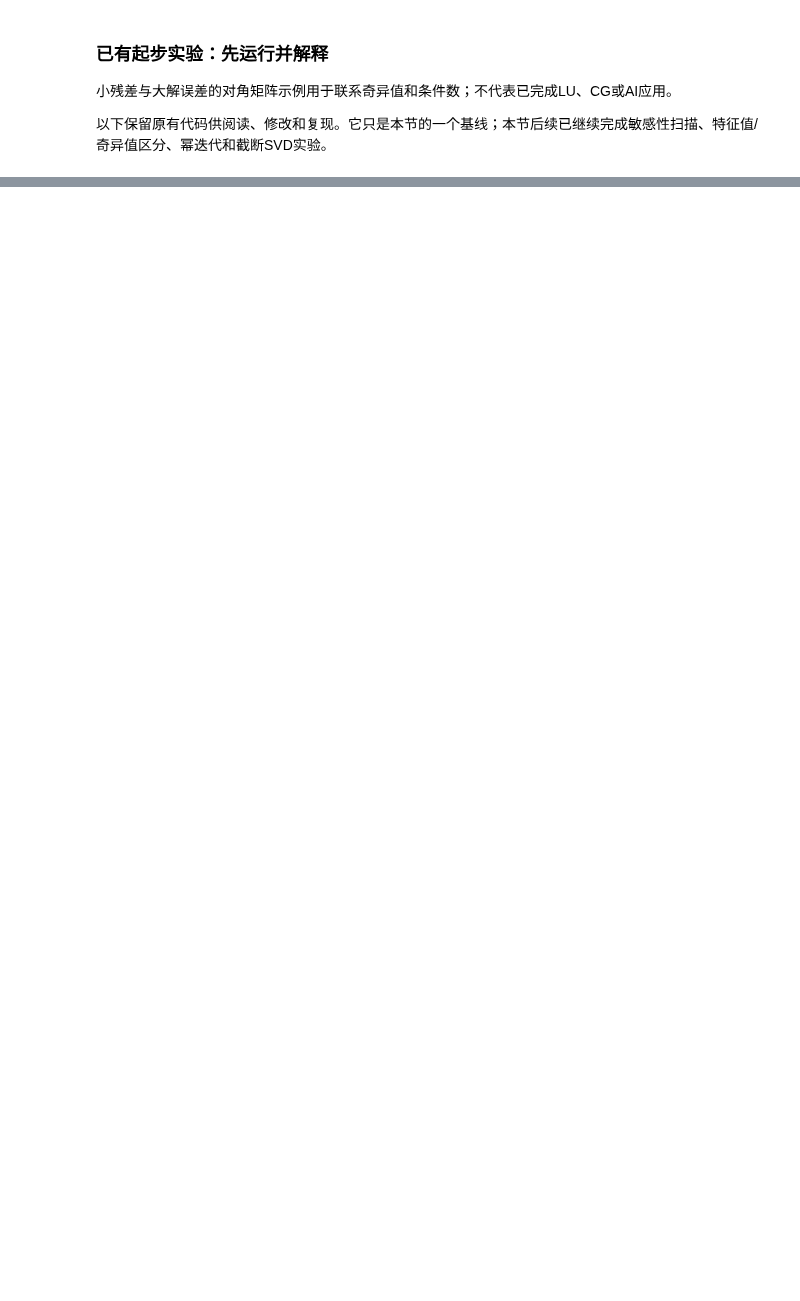
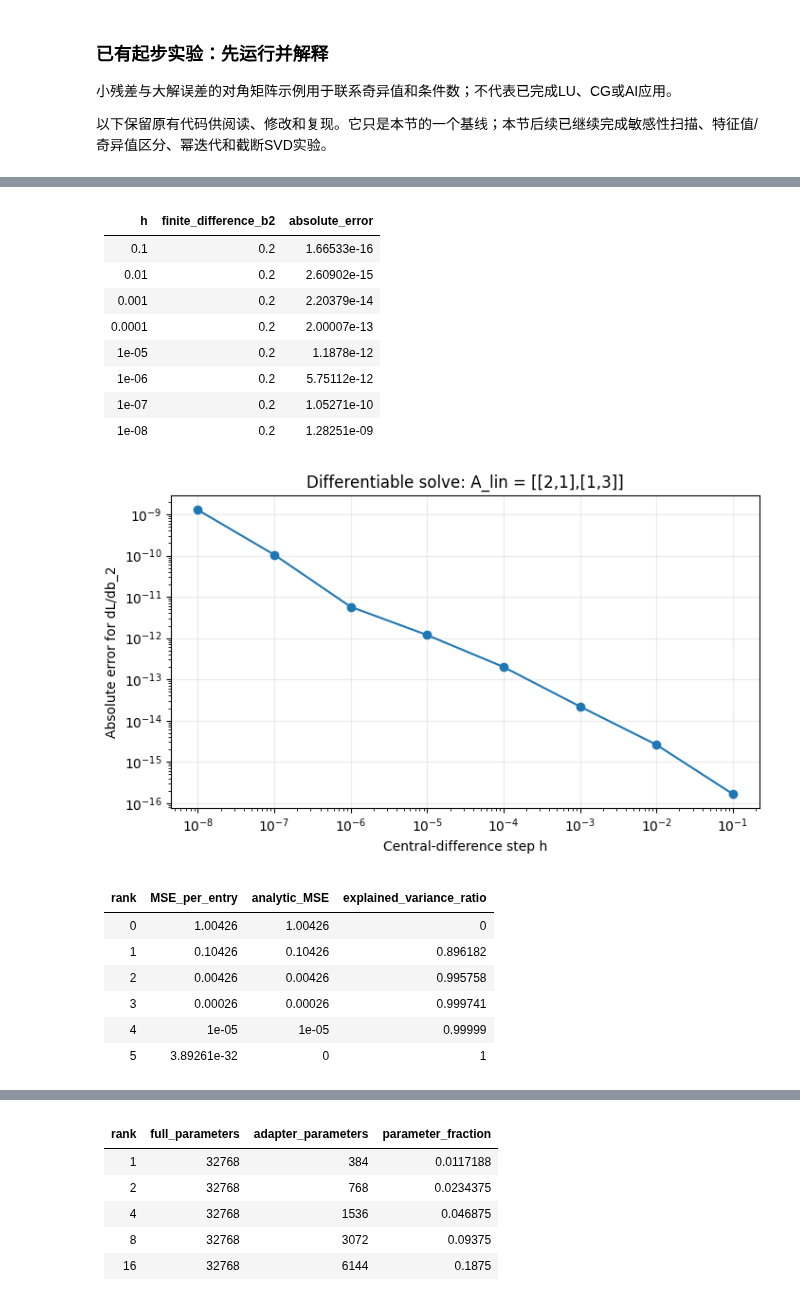
Before and after one commit to prince19992516/-2026, a Jupyter notebook: 教材/第04章-矩阵的解剖/工作/A2组-实验.ipynb, the cells around one changed output, grey strips where cells are left out. Saved outputs shown, nothing was run; the diff lists cells and outputs as text; code cells hidden in the pictures; blank space fills up the shorter version.

```diff
--- a/教材/第04章-矩阵的解剖/工作/A2组-实验.ipynb
+++ b/教材/第04章-矩阵的解剖/工作/A2组-实验.ipynb
@@ -3054,54 +3595,77 @@ print(json.dumps(lora, indent=2))
 # %%
 # 4.4 误差图表与比较
+# 保存梯度差分、PCA重构、LoRA参数量表；绘制三张图并最终写入 results.json 与 checks.csv。
 save_table('E44-gradient-check', fd_rows)
 
 plt.figure(figsize=(7.2, 4.3))
 plt.loglog([r['h'] for r in fd_rows], [r['absolute_error'] for r in fd_rows], 'o-')
 plt.xlabel('Central-difference step h')
-plt.ylabel('Absolute derivative error')
-plt.title('Differentiable solve at theta = 0.25 (float64)')
+plt.ylabel('Absolute error for dL/db_2')
+plt.title('Differentiable solve: A_lin = [[2,1],[1,3]]')
 plt.grid(True, alpha=.25)
 finish_plot('A-初稿-梯度差分误差.png')
 
 save_table('E44-pca', pca_rows)
 
 plt.figure(figsize=(7.2, 4.3))
-plt.plot(range(4), [r['MSE_per_entry'] for r in pca_rows], 'o-', label='Measured')
-plt.plot(range(4), [r['analytic_MSE'] for r in pca_rows], 'x--', label='Analytic')
-plt.xticks(range(4))
+plt.plot(range(6), [r['MSE_per_entry'] for r in pca_rows], 'o-', label='Measured')
+plt.plot(range(6), [r['analytic_MSE'] for r in pca_rows], 'x--', label='Analytic')
+plt.xticks(range(6))
 plt.xlabel('Retained components')
 plt.ylabel('Reconstruction MSE per entry')
-plt.title('Centered PCA: 120 synthetic samples, 3 features')
+plt.title('Centered PCA: X shape 5 x 240')
 plt.legend()
 plt.grid(True, alpha=.25)
 finish_plot('A-初稿-PCA重构误差.png')
 
-X1 = (Xc @ vtp[:1].T) @ vtp[:1] + mu
+X1 = (up[:, :1] * sp[:1]) @ vtp[:1] + mu[:, None]
 plt.figure(figsize=(7.2, 4.3))
-plt.scatter(X[:, 0], X[:, 1], s=14, label='Original')
-plt.scatter(X1[:, 0], X1[:, 1], s=10, marker='x', label='Rank-1 reconstruction')
+plt.scatter(X[0], X[1], s=14, label='Original')
+plt.scatter(X1[0], X1[1], s=10, marker='x', label='Rank-1 reconstruction')
 plt.xlabel('Feature 1 (dimensionless)')
 plt.ylabel('Feature 2 (dimensionless)')
-plt.title('PCA reconstructs deviations around the mean, not around zero')
+plt.title('PCA reconstructs deviations around the mean')
 plt.legend()
 plt.grid(True, alpha=.25)
 finish_plot('A-初稿-PCA几何.png')
 
-print(json.dumps(lora, indent=2))
+save_table('E44-lora-parameters', lora_rows)
 
-# 最终证据归档
+print('A_lin x =', x_lin, '; adjoint grad_b =', grad_b, '; grad_A =\n', grad_A)
+print('四道习题的数值子问已执行；手算推导与教学辨析已由本轮人工审核逐题对照。')
+
 results['validation'] = {
     'checks': len(checks),
     'passed': sum(r['passed'] for r in checks),
     'elapsed_s': time.perf_counter() - t_start,
-    'scope': 'AI assistant executed notebook; human review and B/C independent verification pending',
-    'torch_available': TORCH_AVAILABLE
+    'scope': '本轮交付脚本已执行并完成数值审校；课程组签署与B/C独立复现另行记录'
 }
 (OUT / 'results.json').write_text(json.dumps(results, ensure_ascii=False, indent=2), encoding='utf-8')
 with (OUT / 'checks.csv').open('w', encoding='utf-8-sig', newline='') as f:
     writer = csv.DictWriter(f, fieldnames=['check', 'passed', 'detail'])
     writer.writeheader()
     writer.writerows(checks)
+
 print('Automated checks:', results['validation']['passed'], '/', len(checks))
 print('Measured notebook computation time (s):', results['validation']['elapsed_s'])
 print('Evidence directory:', OUT.name)
+# %% [output]
+| h | finite_difference_b2 | absolute_error |
+| --- | --- | --- |
+| 0.1 | 0.2 | 1.66533e-16 |
+| 0.01 | 0.2 | 2.60902e-15 |
+| 0.001 | 0.2 | 2.20379e-14 |
+| 0.0001 | 0.2 | 2.00007e-13 |
+| 1e-05 | 0.2 | 1.1878e-12 |
+| 1e-06 | 0.2 | 5.75112e-12 |
+| 1e-07 | 0.2 | 1.05271e-10 |
+| 1e-08 | 0.2 | 1.28251e-09 |
+[figure, added]
+| rank | MSE_per_entry | analytic_MSE | explained_variance_ratio |
+| --- | --- | --- | --- |
+| 0 | 1.00426 | 1.00426 | 0 |
+| 1 | 0.10426 | 0.10426 | 0.896182 |
+| 2 | 0.00426 | 0.00426 | 0.995758 |
+| 3 | 0.00026 | 0.00026 | 0.999741 |
+| 4 | 1e-05 | 1e-05 | 0.99999 |
+| 5 | 3.89261e-32 | 0 | 1 |
@@ -3107,0 +3674,7 @@ print('Evidence directory:', OUT.name)
+| rank | full_parameters | adapter_parameters | parameter_fraction |
+| --- | --- | --- | --- |
+| 1 | 32768 | 384 | 0.0117188 |
+| 2 | 32768 | 768 | 0.0234375 |
+| 4 | 32768 | 1536 | 0.046875 |
+| 8 | 32768 | 3072 | 0.09375 |
+| 16 | 32768 | 6144 | 0.1875 |
```
Also changed, not shown: parts of 29 cells of this notebook, 17 other files.
